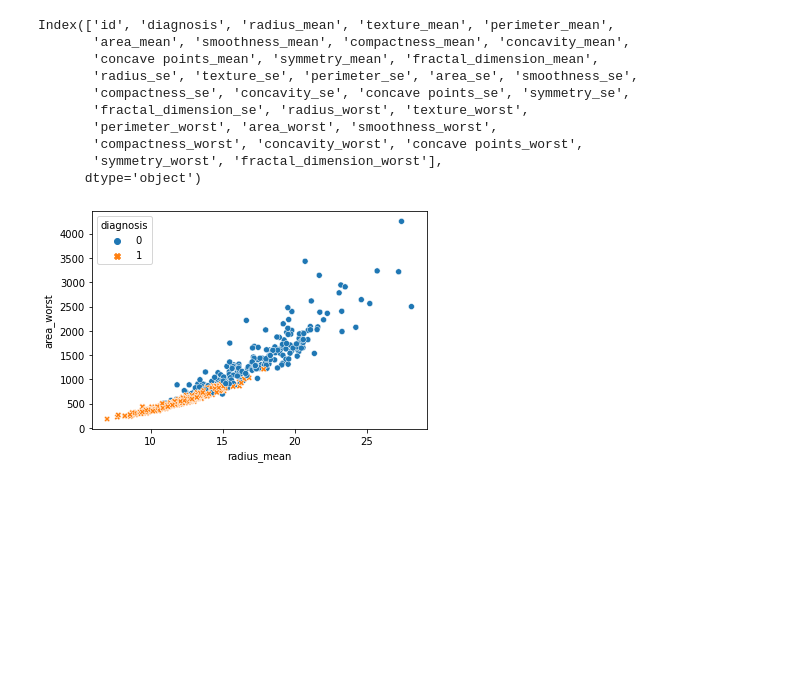
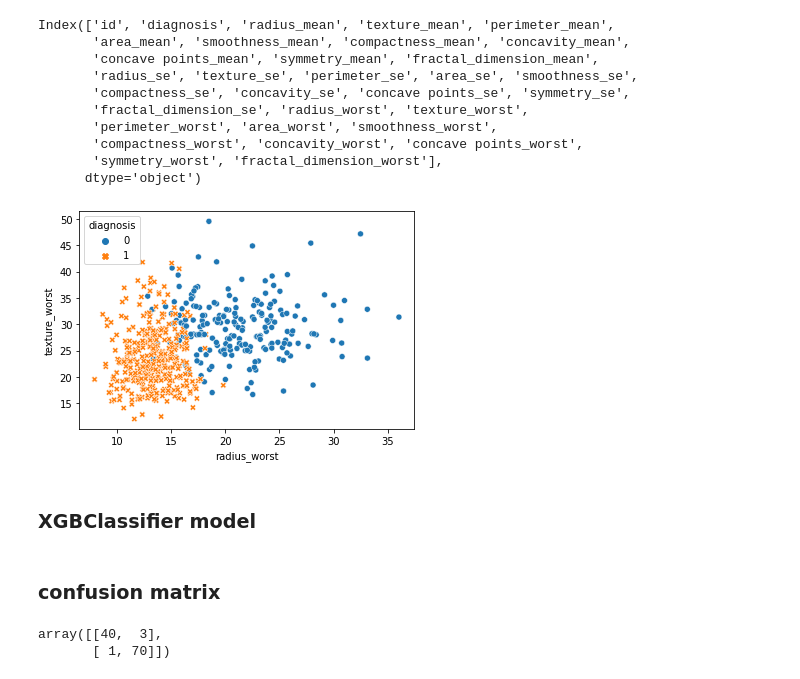
Before and after one commit to yasinahmadpoor/Breast_Cancer_Wisconsin_DataSet, a Jupyter notebook: Breast_Cancer_Wisconsin_DataSet.ipynb, the cells around one changed output. Saved outputs shown, nothing was run; the diff lists cells and outputs as text; code cells hidden in the pictures; blank space fills up the shorter version.

```diff
--- a/Breast_Cancer_Wisconsin_DataSet.ipynb
+++ b/Breast_Cancer_Wisconsin_DataSet.ipynb
@@ -159,7 +166,7 @@ Index(['id', 'diagnosis', 'radius_mean', 'texture_mean', 'perimeter_mean',
        'compactness_worst', 'concavity_worst', 'concave points_worst',
        'symmetry_worst', 'fractal_dimension_worst'],
       dtype='object')
-# %%
-plot_feature('radius_mean', 'area_worst')
-# %% [output]
-[figure, removed]
+# %%
+plot_feature('radius_worst', 'texture_worst')
+# %% [output]
+[figure, added]
@@ -165,0 +178,2 @@ plot_feature('radius_mean', 'area_worst')
+# %% [markdown]
+### XGBClassifier model
@@ -165,0 +184,8 @@ plot_feature('radius_mean', 'area_worst')
+# %% [markdown]
+### confusion matrix
+# %%
+cm = confusion_matrix(y_test,y_pred)
+cm
+# %% [output]
+array([[40,  3],
+       [ 1, 70]])
```
Also changed, not shown: parts of 12 cells of this notebook.
